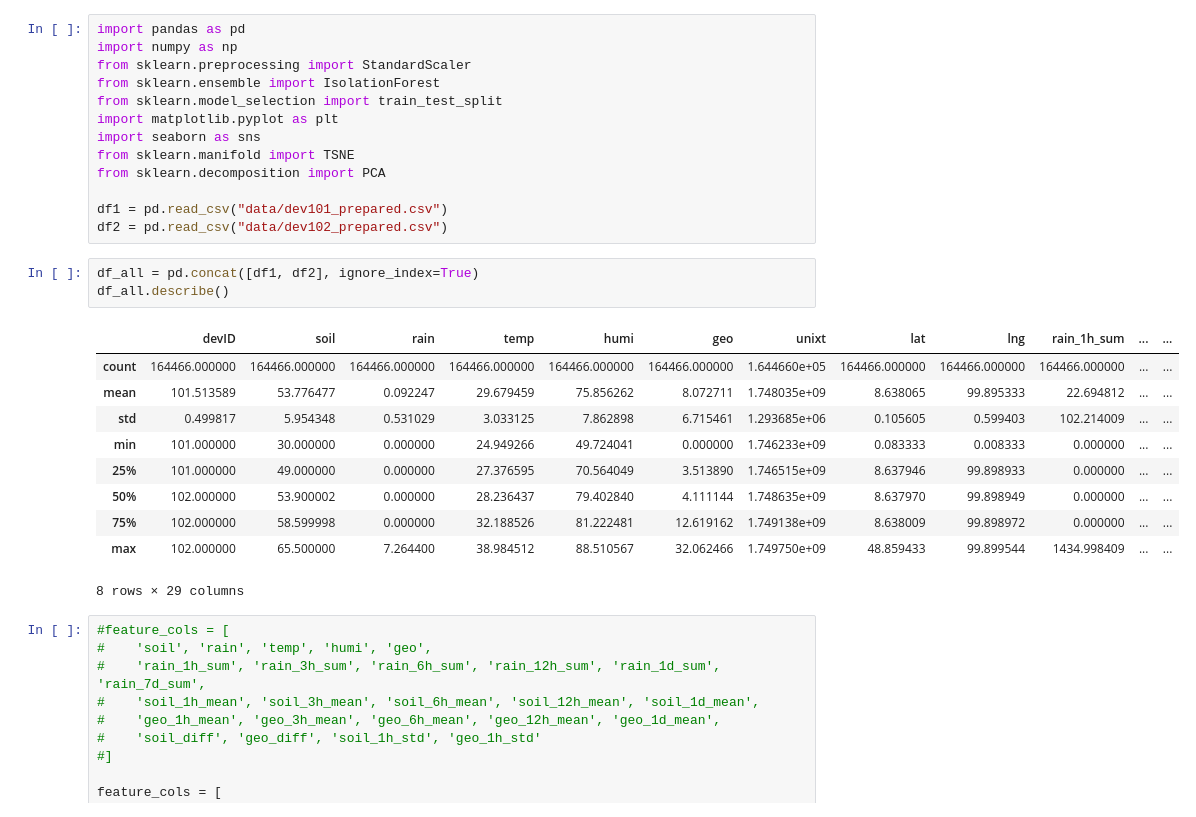
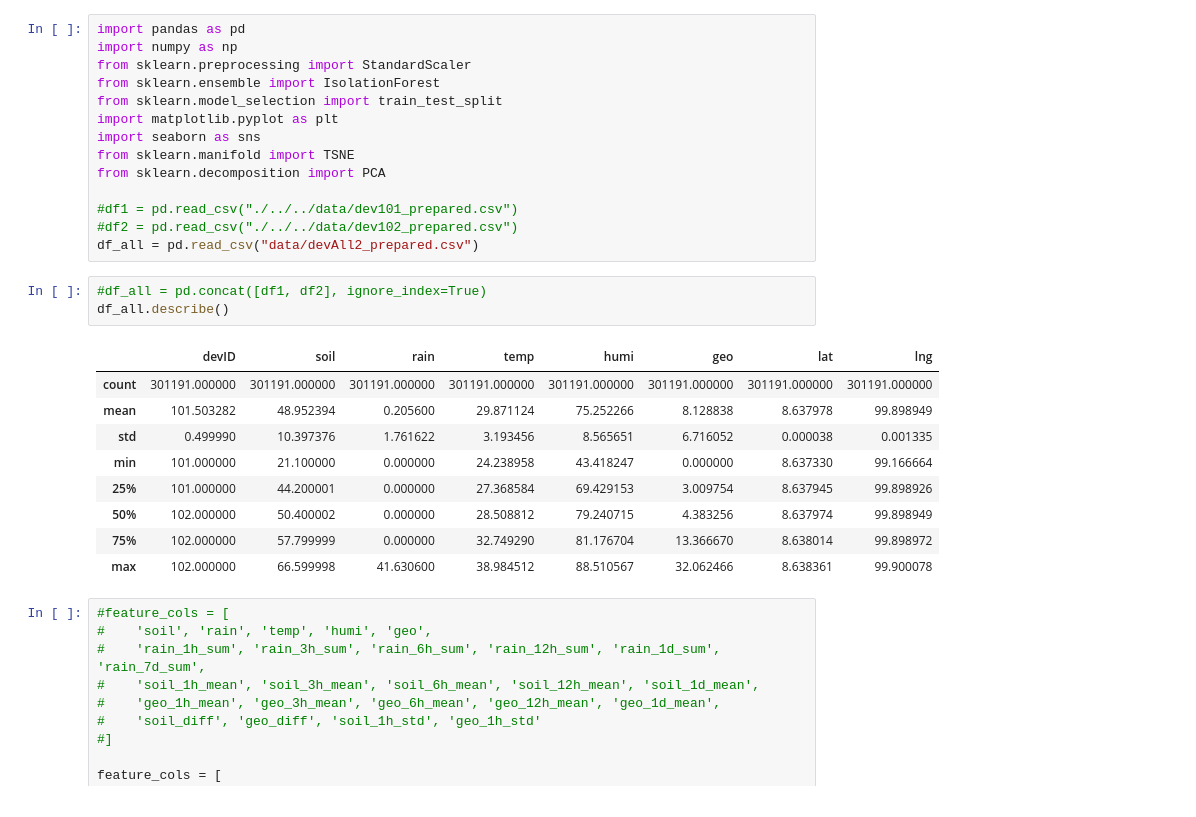
Before and after one commit to Ahmadaduwa/Landslide, a Jupyter notebook: models/IsalationForest/Isolation_Forest.ipynb, the cells around one changed output. Drawn from its saved outputs; the diff is of its cells as text.

```diff
--- a/models/IsalationForest/Isolation_Forest.ipynb
+++ b/models/IsalationForest/Isolation_Forest.ipynb
@@ -9,22 +9,22 @@ import seaborn as sns
 from sklearn.manifold import TSNE
 from sklearn.decomposition import PCA
 
-df1 = pd.read_csv("data/dev101_prepared.csv")
-df2 = pd.read_csv("data/dev102_prepared.csv")
+#df1 = pd.read_csv("./../../data/dev101_prepared.csv")
+#df2 = pd.read_csv("./../../data/dev102_prepared.csv")
+df_all = pd.read_csv("data/devAll2_prepared.csv")
 # %%
-df_all = pd.concat([df1, df2], ignore_index=True)
+#df_all = pd.concat([df1, df2], ignore_index=True)
 df_all.describe()
 # %% [output]
-|  | devID | soil | rain | temp | humi | geo | unixt | lat | lng | rain_1h_sum | ... | ... |
-| count | 164466.000000 | 164466.000000 | 164466.000000 | 164466.000000 | 164466.000000 | 164466.000000 | 1.644660e+05 | 164466.000000 | 164466.000000 | 164466.000000 | ... | ... |
-| mean | 101.513589 | 53.776477 | 0.092247 | 29.679459 | 75.856262 | 8.072711 | 1.748035e+09 | 8.638065 | 99.895333 | 22.694812 | ... | ... |
-| std | 0.499817 | 5.954348 | 0.531029 | 3.033125 | 7.862898 | 6.715461 | 1.293685e+06 | 0.105605 | 0.599403 | 102.214009 | ... | ... |
-| min | 101.000000 | 30.000000 | 0.000000 | 24.949266 | 49.724041 | 0.000000 | 1.746233e+09 | 0.083333 | 0.008333 | 0.000000 | ... | ... |
-| 25% | 101.000000 | 49.000000 | 0.000000 | 27.376595 | 70.564049 | 3.513890 | 1.746515e+09 | 8.637946 | 99.898933 | 0.000000 | ... | ... |
-| 50% | 102.000000 | 53.900002 | 0.000000 | 28.236437 | 79.402840 | 4.111144 | 1.748635e+09 | 8.637970 | 99.898949 | 0.000000 | ... | ... |
-| 75% | 102.000000 | 58.599998 | 0.000000 | 32.188526 | 81.222481 | 12.619162 | 1.749138e+09 | 8.638009 | 99.898972 | 0.000000 | ... | ... |
-| max | 102.000000 | 65.500000 | 7.264400 | 38.984512 | 88.510567 | 32.062466 | 1.749750e+09 | 48.859433 | 99.899544 | 1434.998409 | ... | ... |
+|  | devID | soil | rain | temp | humi | geo | lat | lng |
+| count | 301191.000000 | 301191.000000 | 301191.000000 | 301191.000000 | 301191.000000 | 301191.000000 | 301191.000000 | 301191.000000 |
+| mean | 101.503282 | 48.952394 | 0.205600 | 29.871124 | 75.252266 | 8.128838 | 8.637978 | 99.898949 |
+| std | 0.499990 | 10.397376 | 1.761622 | 3.193456 | 8.565651 | 6.716052 | 0.000038 | 0.001335 |
+| min | 101.000000 | 21.100000 | 0.000000 | 24.238958 | 43.418247 | 0.000000 | 8.637330 | 99.166664 |
+| 25% | 101.000000 | 44.200001 | 0.000000 | 27.368584 | 69.429153 | 3.009754 | 8.637945 | 99.898926 |
+| 50% | 102.000000 | 50.400002 | 0.000000 | 28.508812 | 79.240715 | 4.383256 | 8.637974 | 99.898949 |
+| 75% | 102.000000 | 57.799999 | 0.000000 | 32.749290 | 81.176704 | 13.366670 | 8.638014 | 99.898972 |
+| max | 102.000000 | 66.599998 | 41.630600 | 38.984512 | 88.510567 | 32.062466 | 8.638361 | 99.900078 |
-8 rows × 29 columns
 # %%
 #feature_cols = [
 #    'soil', 'rain', 'temp', 'humi', 'geo',
```
Also changed, not shown: parts of 17 cells of this notebook, 26 other files.
